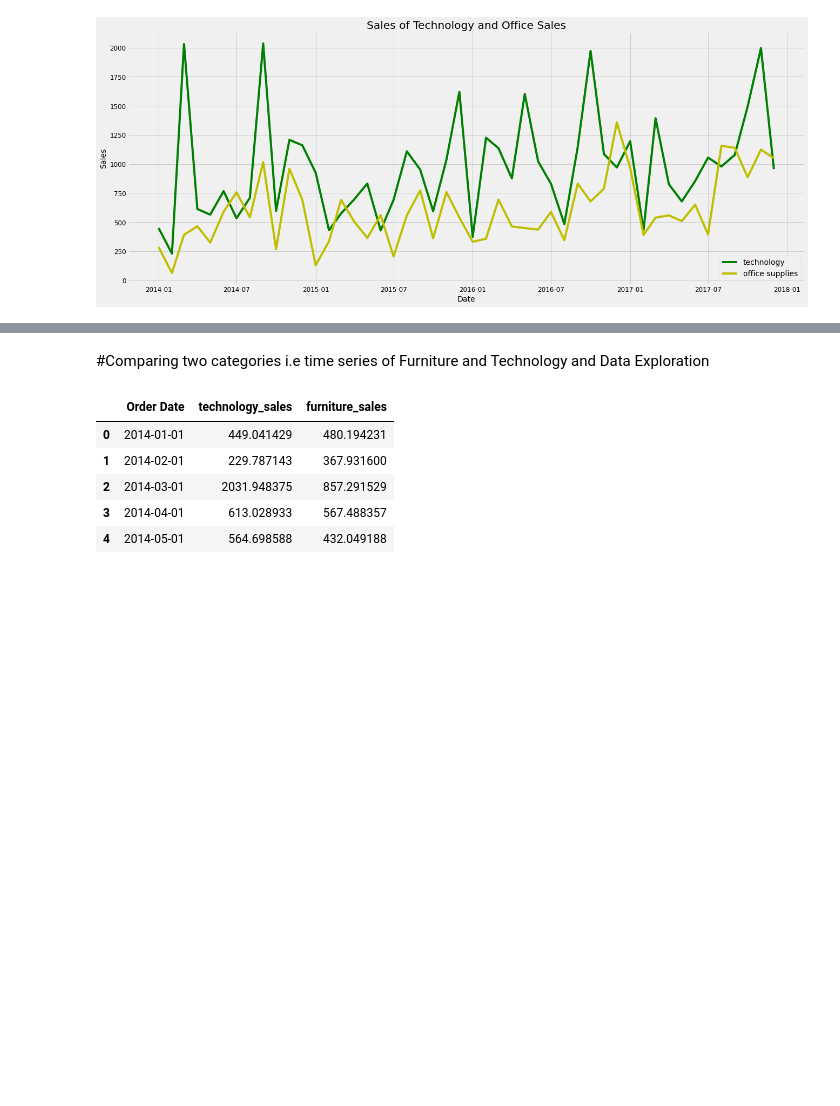
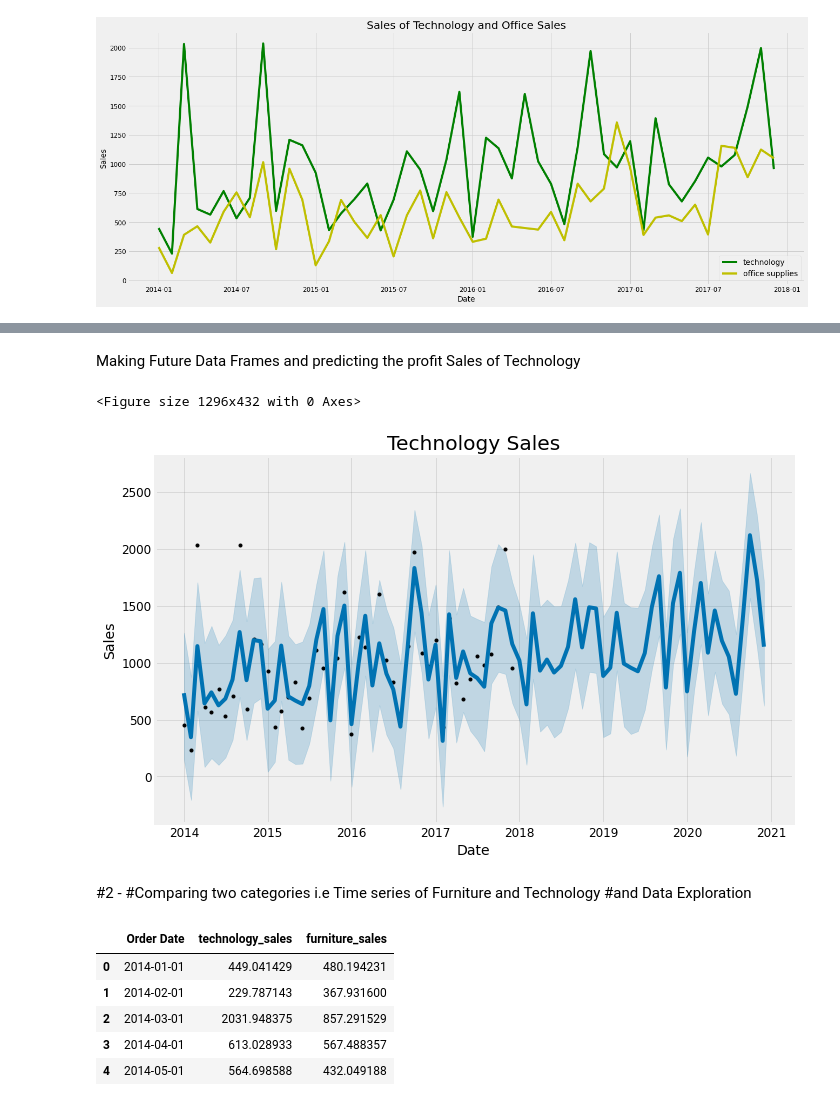
Before and after one commit to KritikaSati/Forecasting-Model, a Jupyter notebook: ForecastingProject.ipynb, the cells around one changed output, grey strips where cells are left out. Cells and saved outputs as stored; diff of their text form; code cells hidden in the pictures; blank space fills up the shorter version.

```diff
--- a/ForecastingProject.ipynb
+++ b/ForecastingProject.ipynb
@@ -283,0 +292,8 @@ plt.legend()
+# %%
+from fbprophet import Prophet
+technology = technology.rename(columns = {'Order Date' : 'ds', 'Sales': 'y'})
+technology_model = Prophet(interval_width = 0.95)
+technology_model.fit(technology)
+office = office.rename(columns = {'Order Date': 'ds', 'Sales': 'y'})
+office_model = Prophet(interval_width = 0.95)
+office_model.fit(office)
@@ -284,5 +306,20 @@ plt.legend()
+# %% [markdown]
+Making Future Data Frames and predicting the profit Sales of Technology
+# %%
+technology_forecast = technology_model.make_future_dataframe(periods = 36, freq = 'MS')
+technology_forecast = technology_model.predict(technology_forecast)
+office_forecast = office_model.make_future_dataframe(periods = 36, freq = 'MS')
+office_forecast = office_model.predict(office_forecast)
+plt.figure(figsize = (18,6))
+technology_model.plot(technology_forecast, xlabel = 'Date', ylabel = 'Sales')
+plt.title('Technology Sales');
+# %% [output]
+<Figure size 1296x432 with 0 Axes>
+[figure, added]
 # %% [markdown]
-#Comparing two categories i.e time series of Furniture and Technology and Data Exploration
+#2 -
+#Comparing two categories i.e Time series of Furniture and Technology
+#and Data Exploration
 # %%
 technology = df.loc[df['Category'] == 'Technology']
 furniture = df.loc[df['Category'] == 'Furniture']
```
Also changed, not shown: parts of 19 cells of this notebook.
